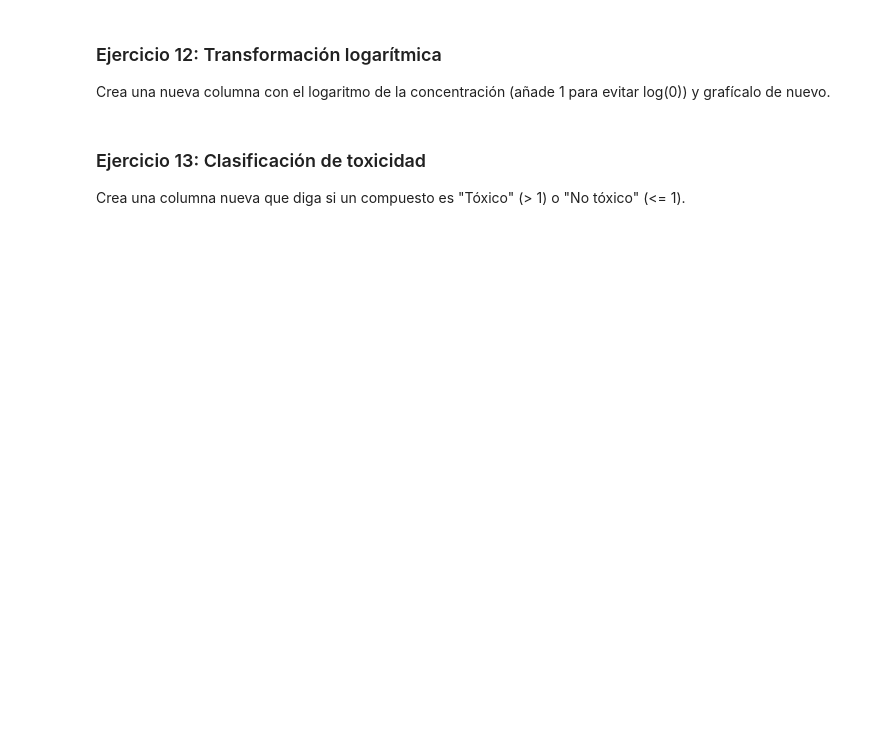
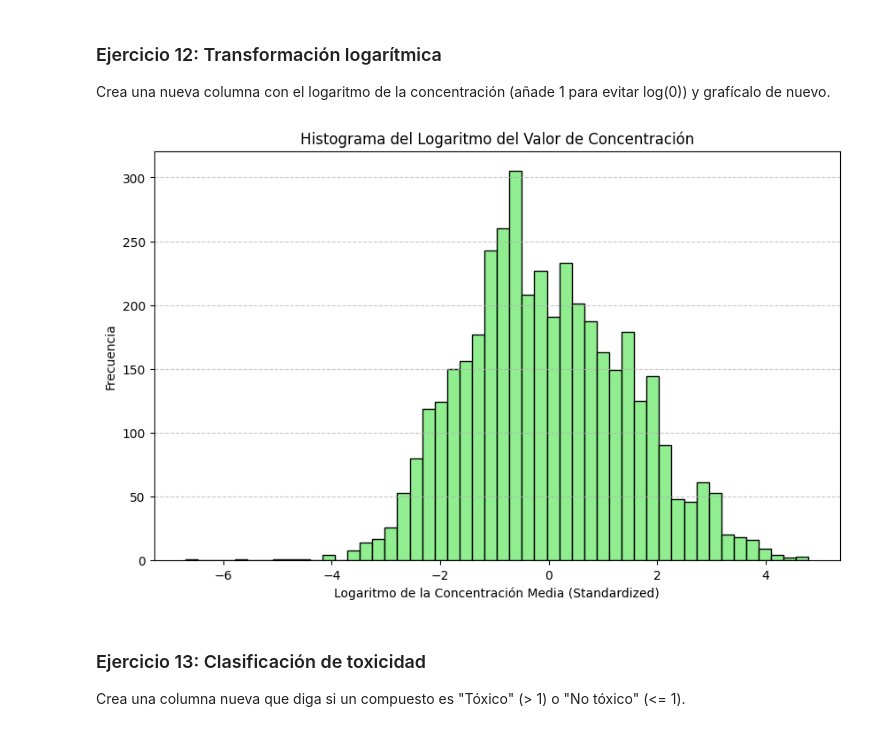
Before and after one commit to mauriciodeoliveirareis/bioinformatics_master, a Jupyter notebook: medicine_design/Máster UEV - Unidad1 - Pandas y gráficas.ipynb, the cells around one changed output. Saved outputs shown, nothing was run; the diff lists cells and outputs as text; code cells hidden in the pictures; blank space fills up the shorter version.

```diff
--- a/medicine_design/Máster UEV - Unidad1 - Pandas y gráficas.ipynb
+++ b/medicine_design/Máster UEV - Unidad1 - Pandas y gráficas.ipynb
@@ -204,7 +232,21 @@ Representa un histograma del valor de concentración para analizar si sigue una
 ### Ejercicio 12: Transformación logarítmica
 Crea una nueva columna con el logaritmo de la concentración (añade 1 para evitar log(0)) y grafícalo de nuevo.
 # %%
+import numpy as np
 # Escribe aquí tu solución
+# Crear una nueva columna con el logaritmo de la concentración (añadiendo 1)
+df['Log Conc 1 Mean (Standardized)'] = np.log10(df['Conc 1 Mean (Standardized)'])
+
+# Representar un histograma del logaritmo de la concentración
+plt.figure(figsize=(10, 6))
+plt.hist(df['Log Conc 1 Mean (Standardized)'].dropna(), bins=50, color='lightgreen', edgecolor='black')
+plt.title('Histograma del Logaritmo del Valor de Concentración')
+plt.xlabel('Logaritmo de la Concentración Media (Standardized)')
+plt.ylabel('Frecuencia')
+plt.grid(axis='y', linestyle='--', alpha=0.7)
+plt.show()
+# %% [output]
+[figure, added]
 # %% [markdown]
 ### Ejercicio 13: Clasificación de toxicidad
 Crea una columna nueva que diga si un compuesto es "Tóxico" (> 1) o "No tóxico" (<= 1).
```
Also changed, not shown: parts of 4 cells of this notebook, 12 other files.
